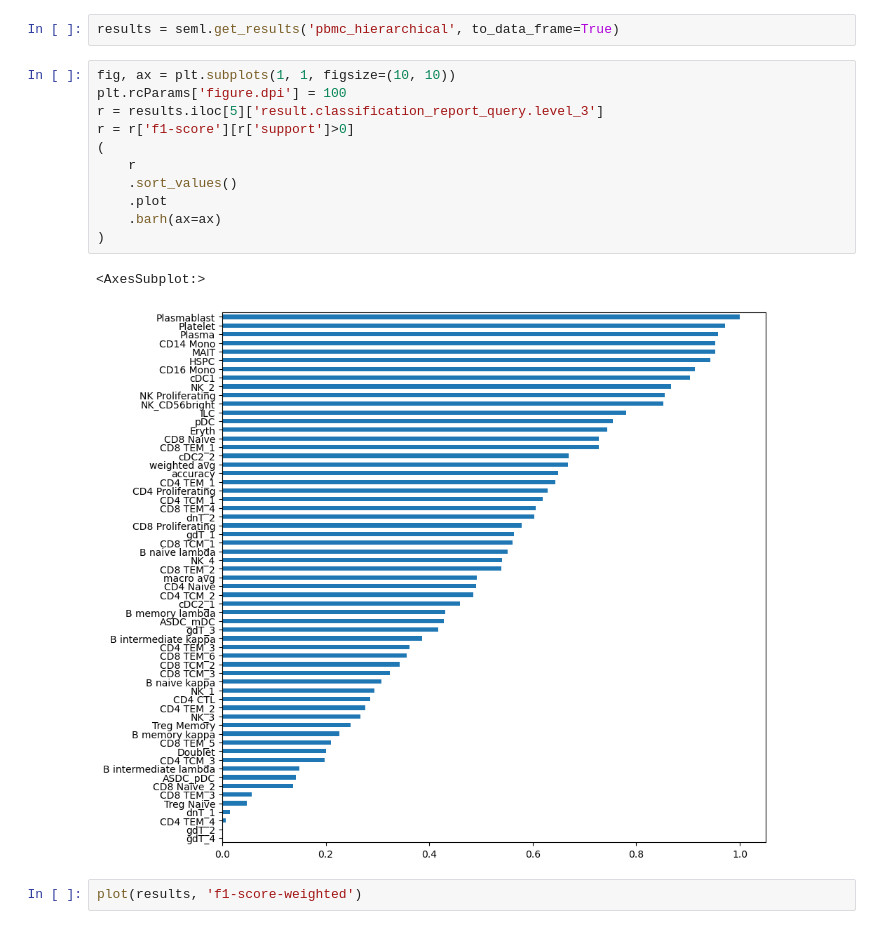
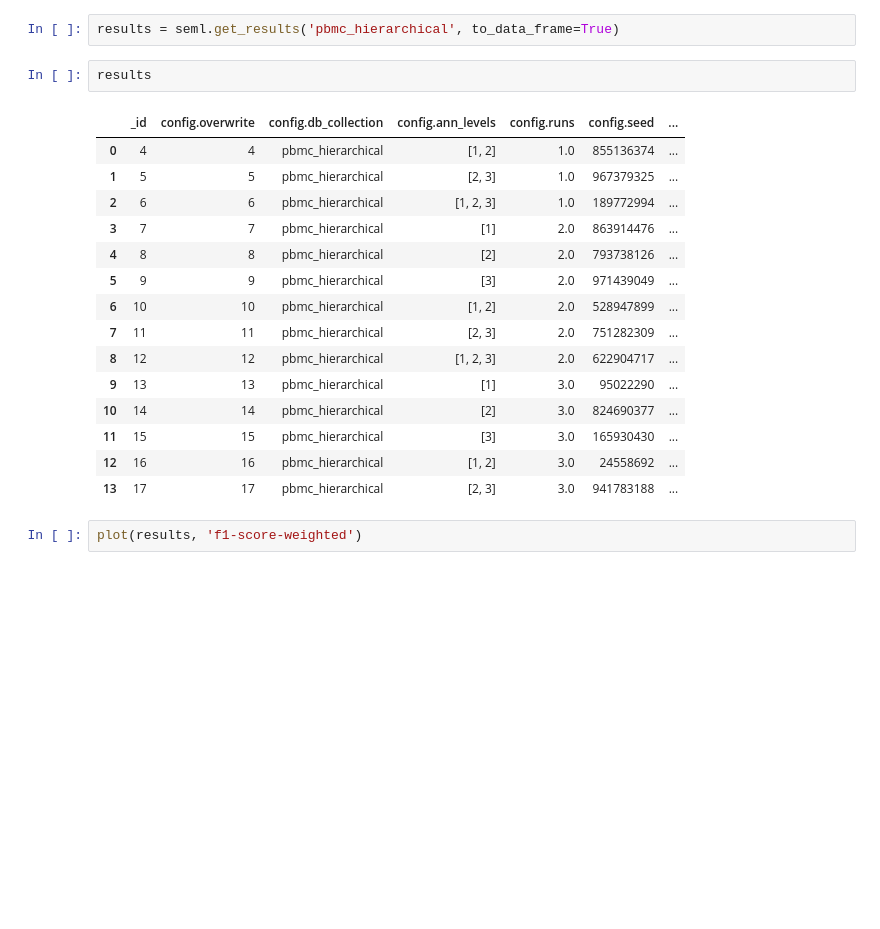
Before and after one commit to theislab/scPoli_reproduce, a Jupyter notebook: hierarchical/pbmc/HierarchicalResults.ipynb, the cells around one changed output. Saved outputs shown, nothing was run; the diff lists cells and outputs as text; blank space fills up the shorter version.

```diff
--- a/hierarchical/pbmc/HierarchicalResults.ipynb
+++ b/hierarchical/pbmc/HierarchicalResults.ipynb
@@ -105,20 +88,24 @@ def plot(df, metric):
     #plt.close()
 # %%
 results = seml.get_results('pbmc_hierarchical', to_data_frame=True)
-# %%
-fig, ax = plt.subplots(1, 1, figsize=(10, 10))
-plt.rcParams['figure.dpi'] = 100
-r = results.iloc[5]['result.classification_report_query.level_3']
-r = r['f1-score'][r['support']>0]
-(
-    r
-    .sort_values()
-    .plot
-    .barh(ax=ax)
-)
-# %% [output]
-<AxesSubplot:>
-[figure, removed]
+# %%
+results
+# %% [output]
+|  | _id | config.overwrite | config.db_collection | config.ann_levels | config.runs | config.seed | ... |
+| 0 | 4 | 4 | pbmc_hierarchical | [1, 2] | 1.0 | 855136374 | ... |
+| 1 | 5 | 5 | pbmc_hierarchical | [2, 3] | 1.0 | 967379325 | ... |
+| 2 | 6 | 6 | pbmc_hierarchical | [1, 2, 3] | 1.0 | 189772994 | ... |
+| 3 | 7 | 7 | pbmc_hierarchical | [1] | 2.0 | 863914476 | ... |
+| 4 | 8 | 8 | pbmc_hierarchical | [2] | 2.0 | 793738126 | ... |
+| 5 | 9 | 9 | pbmc_hierarchical | [3] | 2.0 | 971439049 | ... |
+| 6 | 10 | 10 | pbmc_hierarchical | [1, 2] | 2.0 | 528947899 | ... |
+| 7 | 11 | 11 | pbmc_hierarchical | [2, 3] | 2.0 | 751282309 | ... |
+| 8 | 12 | 12 | pbmc_hierarchical | [1, 2, 3] | 2.0 | 622904717 | ... |
+| 9 | 13 | 13 | pbmc_hierarchical | [1] | 3.0 | 95022290 | ... |
+| 10 | 14 | 14 | pbmc_hierarchical | [2] | 3.0 | 824690377 | ... |
+| 11 | 15 | 15 | pbmc_hierarchical | [3] | 3.0 | 165930430 | ... |
+| 12 | 16 | 16 | pbmc_hierarchical | [1, 2] | 3.0 | 24558692 | ... |
+| 13 | 17 | 17 | pbmc_hierarchical | [2, 3] | 3.0 | 941783188 | ... |
 # %%
 plot(results, 'f1-score-weighted')
 # %% [output]
```
Also changed, not shown: parts of 2 cells of this notebook, 7 other files.
